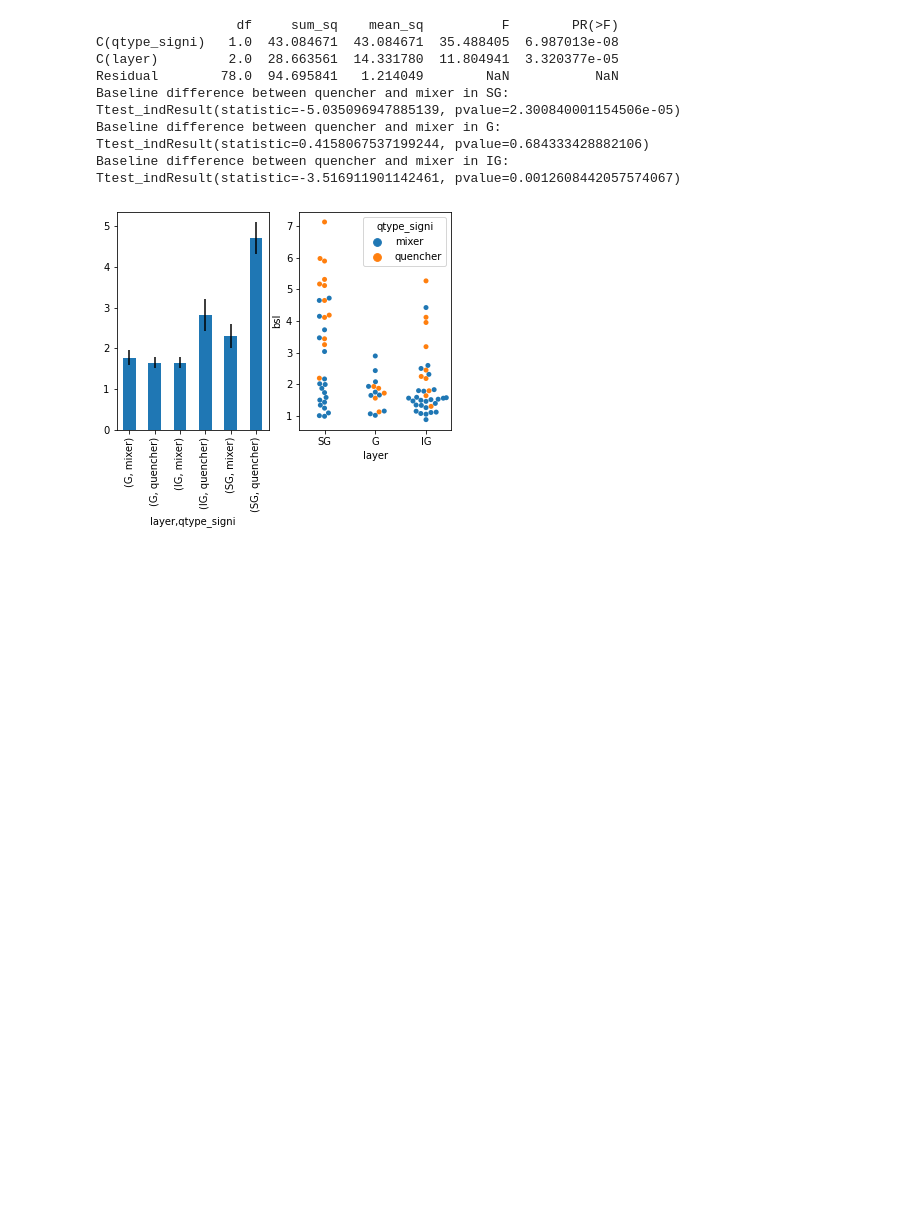
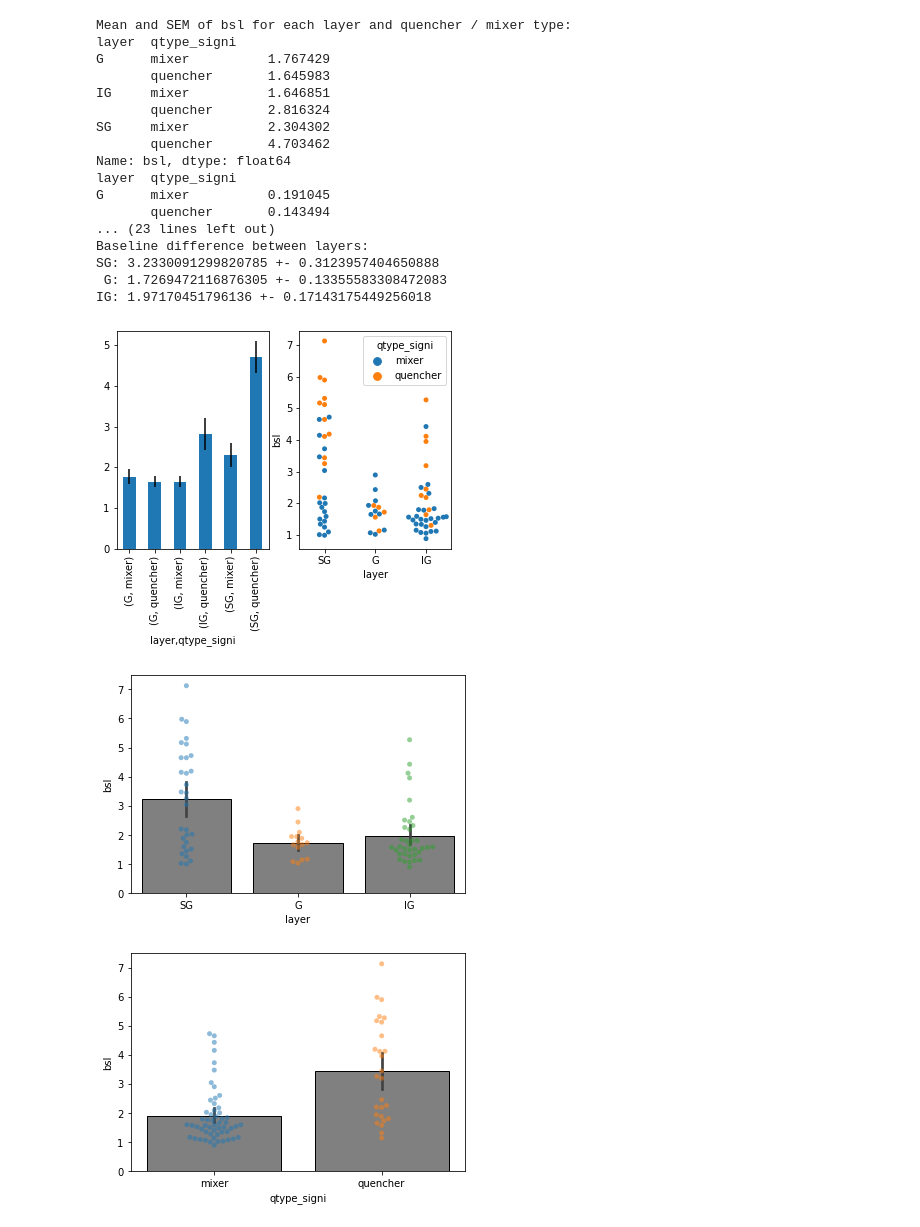
Before and after one commit to nurminenlab/variability-sizetuning-analysis, a Jupyter notebook: amplification_notebook.ipynb, the cells around one changed output. Cells and saved outputs as stored; diff of their text form; code cells hidden in the pictures; blank space fills up the shorter version.

Commit message:
added the analysis of baseline variability for all response types

```diff
--- a/amplification_notebook.ipynb
+++ b/amplification_notebook.ipynb
@@ -19,45 +19,73 @@ amplification_DF.groupby(['layer','qtype_signi'])['bsl'].mean().plot(kind='bar',
 
 ax = plt.subplot(1,2,2)
 sns.swarmplot(x='layer',y='bsl',data=amplification_DF,hue='qtype_signi',ax=ax)
+
+plt.figure()
+sns.barplot(y='bsl',x='layer',data=amplification_DF,fc='gray',ec='black')
+sns.swarmplot(y='bsl',x='layer',data=amplification_DF,alpha=0.5)
+
+plt.figure()
+sns.barplot(y='bsl',x='qtype_signi',data=amplification_DF,fc='gray',ec='black')
+sns.swarmplot(y='bsl',x='qtype_signi',data=amplification_DF,alpha=0.5)
 
 print('Mean and SEM of bsl for each layer and quencher / mixer type:')
 print(amplification_DF.groupby(['layer','qtype_signi'])['bsl'].mean())
 print(amplification_DF.groupby(['layer','qtype_signi'])['bsl'].sem())
 
 lm = ols('bsl ~ C(qtype_signi) + C(layer)',data=amplification_DF).fit()
 table = sm.stats.anova_lm(lm,typ=1)
 print(table)
 
 SG = amplification_DF[amplification_DF['layer']=='SG']
 G = amplification_DF[amplification_DF['layer']=='G']
 IG = amplification_DF[amplification_DF['layer']=='IG']
 
-print('Baseline difference between quencher and mixer in SG:')
+print('\nBaseline difference between quencher and mixer in SG:')
 #------------------------------------------------------------------------------
 mixer = SG.query('qtype_signi=="mixer"')['bsl']
 quencher = SG.query('qtype_signi=="quencher"')['bsl']
 print(sts.ttest_ind(mixer,quencher,nan_policy='omit'))
 
-print('Baseline difference between quencher and mixer in G:')
+print('\nBaseline difference between quencher and mixer in G:')
 #------------------------------------------------------------------------------
 mixer = G.query('qtype_signi=="mixer"')['bsl']
 quencher = G.query('qtype_signi=="quencher"')['bsl']
 print(sts.ttest_ind(mixer,quencher,nan_policy='omit'))
 
-print('Baseline difference between quencher and mixer in IG:')
+print('\nBaseline difference between quencher and mixer in IG:')
 #------------------------------------------------------------------------------
 mixer = IG.query('qtype_signi=="mixer"')['bsl']
 quencher = IG.query('qtype_signi=="quencher"')['bsl']
 print(sts.ttest_ind(mixer,quencher,nan_policy='omit'))
+
+print('\nBaseline difference between quencher and mixer across layers:')
+#------------------------------------------------------------------------------
+mixer = amplification_DF.query('qtype_signi=="mixer"')['bsl']
+quencher = amplification_DF.query('qtype_signi=="quencher"')['bsl']
+print(sts.ttest_ind(mixer,quencher,nan_policy='omit'))
+print('Mixer:',mixer.mean(),'+-',mixer.sem(),'Quencher:',quencher.mean(),'+-',quencher.sem())
+
+print('\nBaseline difference between layers:')
+#------------------------------------------------------------------------------
+print('SG:',SG['bsl'].mean(),'+-',SG['bsl'].sem(),'\n','G:',G['bsl'].mean(),'+-',G['bsl'].sem(),'\nIG:',IG['bsl'].mean(),'+-',IG['bsl'].sem())
 # %% [output]
-                  df     sum_sq    mean_sq          F        PR(>F)
-C(qtype_signi)   1.0  43.084671  43.084671  35.488405  6.987013e-08
-C(layer)         2.0  28.663561  14.331780  11.804941  3.320377e-05
-Residual        78.0  94.695841   1.214049        NaN           NaN
-Baseline difference between quencher and mixer in SG:
-Ttest_indResult(statistic=-5.035096947885139, pvalue=2.300840001154506e-05)
-Baseline difference between quencher and mixer in G:
-Ttest_indResult(statistic=0.4158067537199244, pvalue=0.684333428882106)
-Baseline difference between quencher and mixer in IG:
-Ttest_indResult(statistic=-3.516911901142461, pvalue=0.0012608442057574067)
+Mean and SEM of bsl for each layer and quencher / mixer type:
+layer  qtype_signi
+G      mixer          1.767429
+       quencher       1.645983
+IG     mixer          1.646851
+       quencher       2.816324
+SG     mixer          2.304302
+       quencher       4.703462
+Name: bsl, dtype: float64
+layer  qtype_signi
+G      mixer          0.191045
+       quencher       0.143494
+... (23 lines left out)
+Baseline difference between layers:
+SG: 3.2330091299820785 +- 0.3123957404650888
+ G: 1.7269472116876305 +- 0.13355583308472083
+IG: 1.97170451796136 +- 0.17143175449256018
 [figure]
+[figure, added]
+[figure, added]
```
Also changed, not shown: parts of 1 cell of this notebook.
